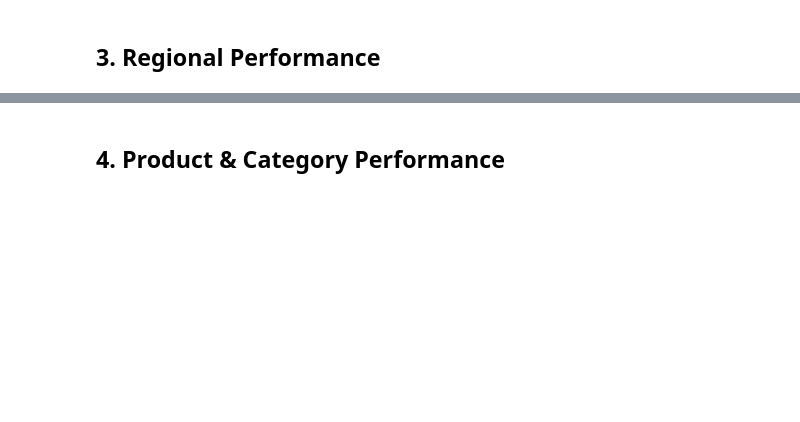
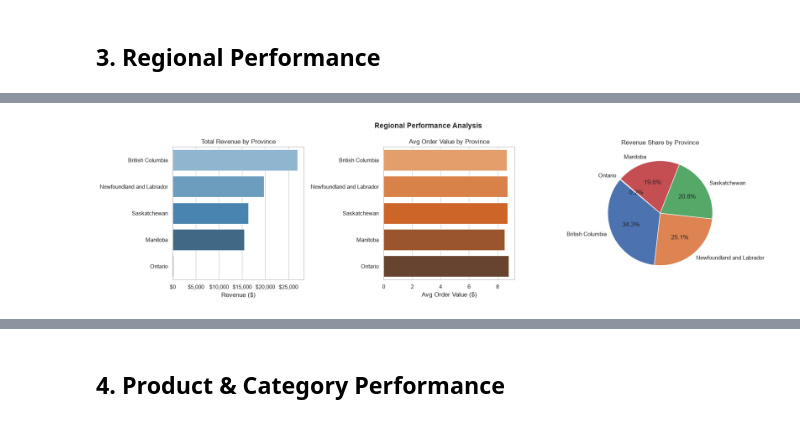
Before and after one commit to monish-ssc/canai-cafe-team-a, a Jupyter notebook: notebooks/02_eda_insights.ipynb, the cells around one changed output, grey strips where cells are left out. Drawn from its saved outputs; the diff is of its cells as text; code cells hidden in the pictures; blank space fills up the shorter version.

```diff
--- a/notebooks/02_eda_insights.ipynb
+++ b/notebooks/02_eda_insights.ipynb
@@ -77,0 +234,84 @@ df[['Quantity', 'Price Per Unit', 'Total Spent']].describe()
+# %%
+# ── 3. Regional Performance ───────────────────────────────────────────────────
+
+# Filter unknowns
+regional_df = df[df["Province"] != "Unknown"].copy()
+
+# Aggregate
+regional_summary = (
+    regional_df.groupby("Province")
+    .agg(
+        Total_Revenue   = ("Total Spent",      "sum"),
+        Transactions    = ("Transaction ID",   "count"),
+        Units_Sold      = ("Quantity",         "sum"),
+        Avg_Order_Value = ("Total Spent",      "mean"),
+    )
+    .sort_values("Total_Revenue", ascending=False)
+    .reset_index()
+)
+regional_summary["Revenue_Share_%"] = (
+    regional_summary["Total_Revenue"] / regional_summary["Total_Revenue"].sum() * 100
+).round(2)
+
+print("=== Regional Performance Summary ===")
+print(regional_summary.to_string(index=False))
+
+# Payment method mix by province
+payment_region = (
+    regional_df[regional_df["Payment Method"] != "Unknown"]
+    .groupby(["Province", "Payment Method"])["Total Spent"]
+    .sum()
+    .unstack(fill_value=0)
+)
+print("\n=== Payment Method Revenue by Province ===")
+print(payment_region.to_string())
+
+# Location type mix by province
+location_region = (
+    regional_df[regional_df["Location"] != "Unknown"]
+    .groupby(["Province", "Location"])["Total Spent"]
+    .sum()
+    .unstack(fill_value=0)
+)
+print("\n=== Location Type Revenue by Province ===")
+print(location_region.to_string())
+
+# ── Charts ────────────────────────────────────────────────────────────────────
+fig, axes = plt.subplots(1, 3, figsize=(18, 5))
+fig.suptitle("Regional Performance Analysis", fontsize=14, fontweight="bold")
+
+# Total revenue
+sns.barplot(
+    data=regional_summary, y="Province", x="Total_Revenue",
+    palette="Blues_d", ax=axes[0]
+)
+axes[0].set_title("Total Revenue by Province")
+axes[0].set_xlabel("Revenue ($)")
+axes[0].set_ylabel("")
+axes[0].xaxis.set_major_formatter(
+    plt.matplotlib.ticker.FuncFormatter(lambda x, _: f"${x:,.0f}")
+)
+
+# Avg order value
+sns.barplot(
+    data=regional_summary, y="Province", x="Avg_Order_Value",
+    palette="Oranges_d", ax=axes[1]
+)
+axes[1].set_title("Avg Order Value by Province")
+axes[1].set_xlabel("Avg Order Value ($)")
+axes[1].set_ylabel("")
+
+# Revenue share pie
+axes[2].pie(
+    regional_summary["Total_Revenue"],
+    labels=regional_summary["Province"],
+    autopct="%1.1f%%",
+    startangle=140,
+)
+axes[2].set_title("Revenue Share by Province")
+
+plt.tight_layout()
+plt.savefig(CHARTS_DIR + "regional_performance.png", dpi=150, bbox_inches="tight")
+plt.show()
+print("Chart saved →", CHARTS_DIR + "regional_performance.png")
+# %% [output]
@@ -77,0 +342 @@ df[['Quantity', 'Price Per Unit', 'Total Spent']].describe()
+[figure, added]
```
Also changed, not shown: parts of 14 cells of this notebook.
